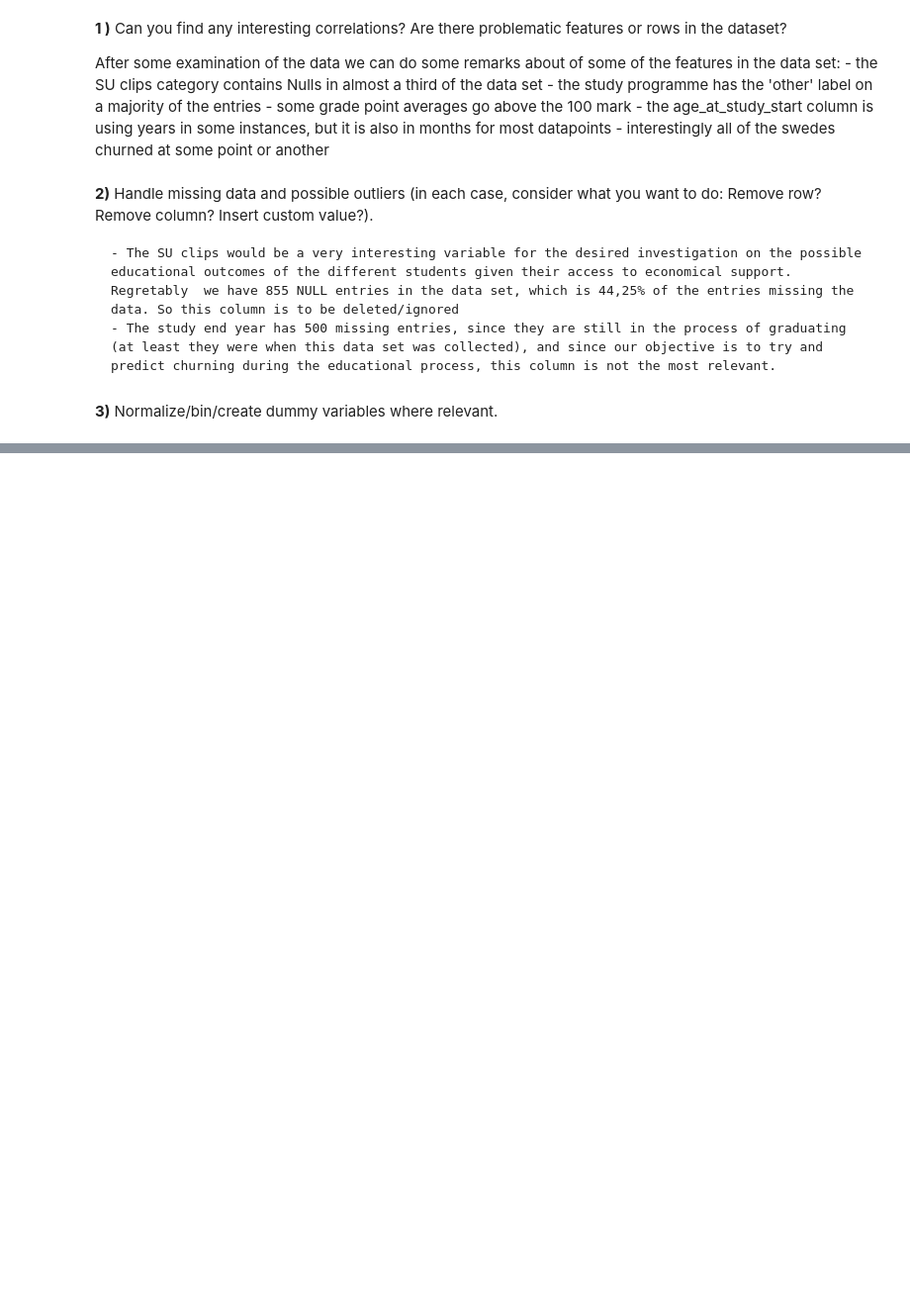
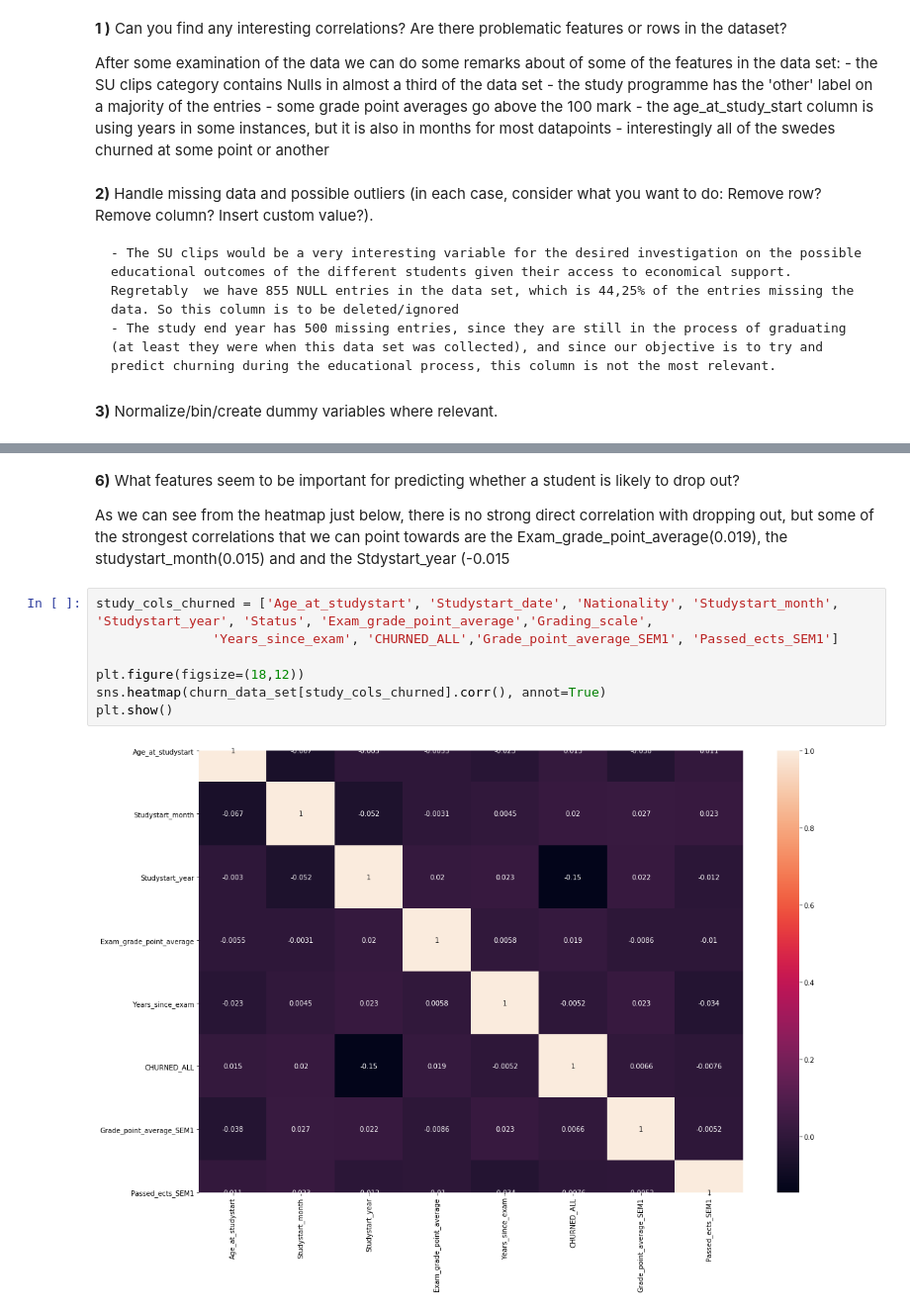
Before and after one commit to BenediktBlana/MachineLearningAssignment-1, a Jupyter notebook: Original-Assignment1.ipynb, the cells around one changed output, grey strips where cells are left out. Shown at 99% size. Cells and saved outputs as stored; diff of their text form; blank space fills up the shorter version.

```diff
--- a/Original-Assignment1.ipynb
+++ b/Original-Assignment1.ipynb
@@ -566,0 +667,13 @@ We would like to try and predict the probability that a students churns after th
+# %% [markdown]
+**6)** What features seem to be important for predicting whether a student is likely to drop out?
+
+As we can see from the heatmap just below, there is no strong direct correlation with dropping out, but some of the strongest correlations that we can point towards are the Exam_grade_point_average(0.019), the studystart_month(0.015) and and the Stdystart_year (-0.015
+# %%
+study_cols_churned = ['Age_at_studystart', 'Studystart_date', 'Nationality', 'Studystart_month', 'Studystart_year', 'Status', 'Exam_grade_point_average','Grading_scale',
+               'Years_since_exam', 'CHURNED_ALL','Grade_point_average_SEM1', 'Passed_ects_SEM1']
+
+plt.figure(figsize=(18,12))
+sns.heatmap(churn_data_set[study_cols_churned].corr(), annot=True)
+plt.show()
+# %% [output]
+[figure, added]
```
Also changed, not shown: parts of 6 cells of this notebook.
